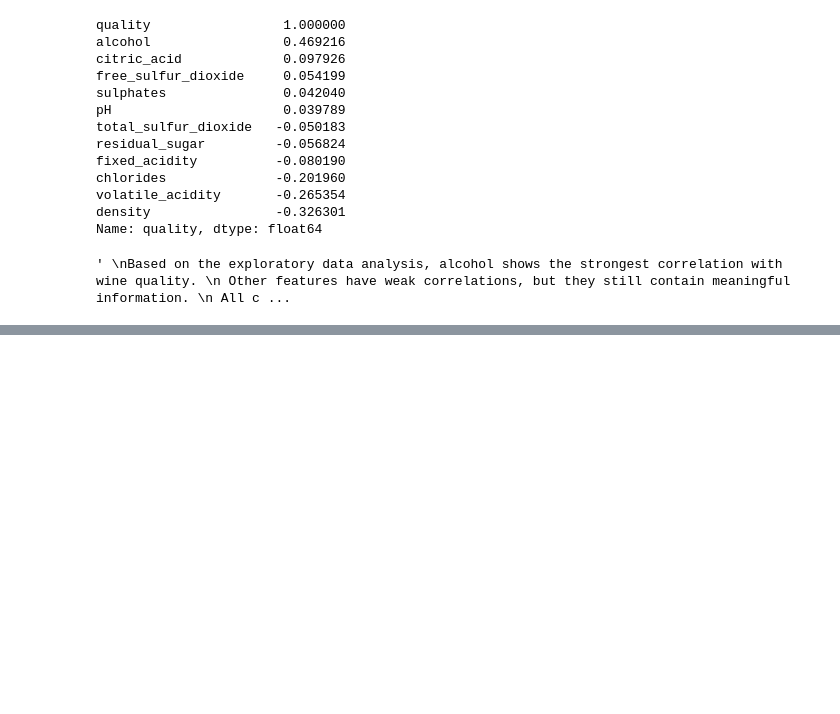
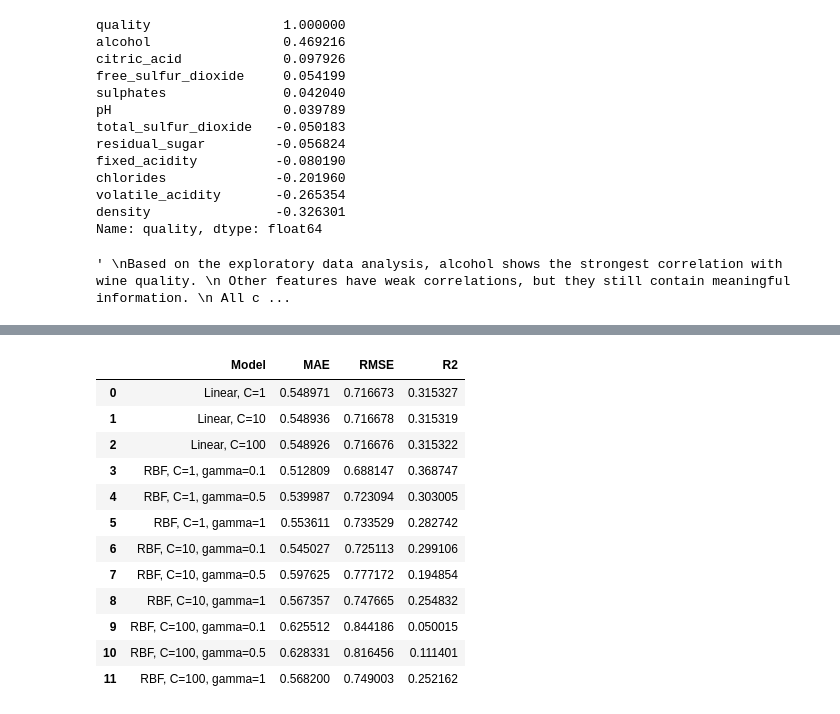
Before and after one commit to Dev-Flurssy/ml-projects, a Jupyter notebook: Notebooks/Exercise Notebooks/Exercise1.ipynb, the cells around one changed output, grey strips where cells are left out. Drawn from its saved outputs; the diff is of its cells as text; code cells hidden in the pictures; blank space fills up the shorter version.

```diff
--- a/Notebooks/Exercise Notebooks/Exercise1.ipynb
+++ b/Notebooks/Exercise Notebooks/Exercise1.ipynb
@@ -359,4 +359,12 @@ Based on the exploratory data analysis, alcohol shows the strongest correlation
 '''
 # %% [output]
 ' \nBased on the exploratory data analysis, alcohol shows the strongest correlation with wine quality. \n Other features have weak correlations, but they still contain meaningful information. \n All c ...
+# %%
+# splitting data
+from sklearn.model_selection import train_test_split
+
+X = df.drop('quality', axis=1)
+y = df['quality']
+
+X_train, X_test, y_train, y_test = train_test_split(X, y, test_size=0.2, shuffle=True, random_state=42)
 # %%
@@ -616,0 +410,63 @@ plt.show()
+# %%
+models = {}
+
+for C in [1, 10, 100]:
+    models[f'Linear, C={C}'] = make_pipeline(
+        preprocessing,
+        SVR(
+            kernel='linear',
+            C=C,
+            epsilon=0.1
+        )
+    )
+
+for C in [1, 10, 100]:
+    for gamma in [0.1, 0.5, 1]:
+        models[f'RBF, C={C}, gamma={gamma}'] = make_pipeline(
+            preprocessing,
+            SVR(
+                kernel='rbf',
+                C=C,
+                gamma=gamma,
+                epsilon=0.1
+            )
+        )
+
+results = []
+
+for name, model in models.items():
+    model.fit(X_train, y_train)
+
+    pred = model.predict(X_test)
+
+    mae = mean_absolute_error(y_test, pred)
+    rmse = np.sqrt(mean_squared_error(y_test, pred))
+    r2 = r2_score(y_test, pred)
+
+    results.append([
+        name,
+        mae,
+        rmse,
+        r2
+    ])
+
+svr_result = pd.DataFrame(
+    results,
+    columns=['Model', 'MAE', 'RMSE', 'R2']
+)
+
+svr_result
+# %% [output]
+|  | Model | MAE | RMSE | R2 |
+| 0 | Linear, C=1 | 0.548971 | 0.716673 | 0.315327 |
+| 1 | Linear, C=10 | 0.548936 | 0.716678 | 0.315319 |
+| 2 | Linear, C=100 | 0.548926 | 0.716676 | 0.315322 |
+| 3 | RBF, C=1, gamma=0.1 | 0.512809 | 0.688147 | 0.368747 |
+| 4 | RBF, C=1, gamma=0.5 | 0.539987 | 0.723094 | 0.303005 |
+| 5 | RBF, C=1, gamma=1 | 0.553611 | 0.733529 | 0.282742 |
+| 6 | RBF, C=10, gamma=0.1 | 0.545027 | 0.725113 | 0.299106 |
+| 7 | RBF, C=10, gamma=0.5 | 0.597625 | 0.777172 | 0.194854 |
+| 8 | RBF, C=10, gamma=1 | 0.567357 | 0.747665 | 0.254832 |
+| 9 | RBF, C=100, gamma=0.1 | 0.625512 | 0.844186 | 0.050015 |
+| 10 | RBF, C=100, gamma=0.5 | 0.628331 | 0.816456 | 0.111401 |
+| 11 | RBF, C=100, gamma=1 | 0.568200 | 0.749003 | 0.252162 |
```
Also changed, not shown: parts of 14 cells of this notebook, 1 other file.
